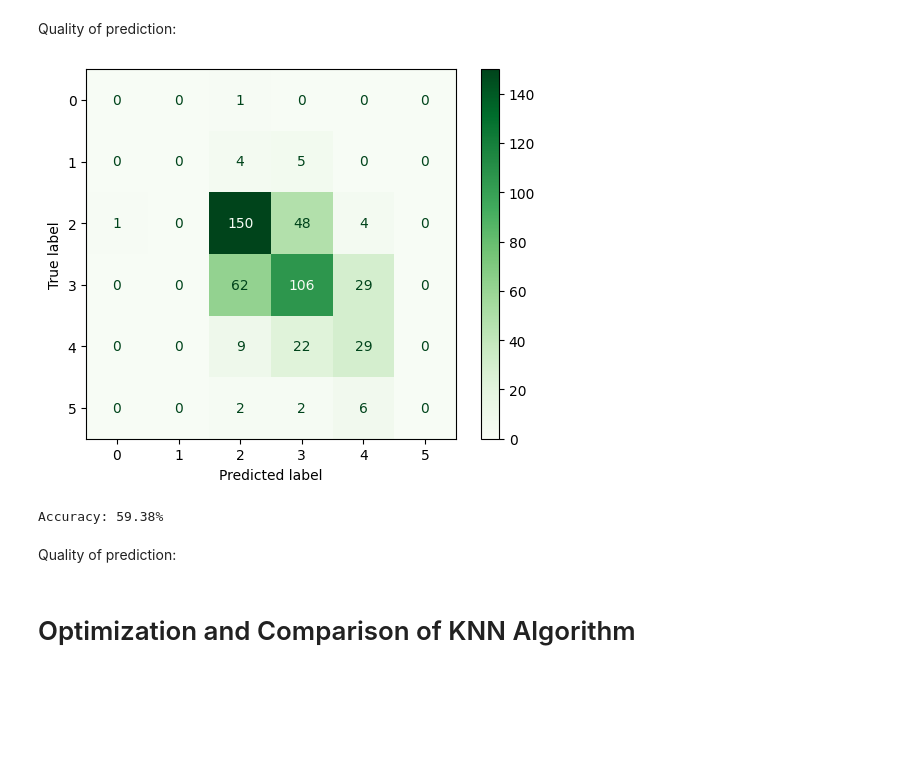
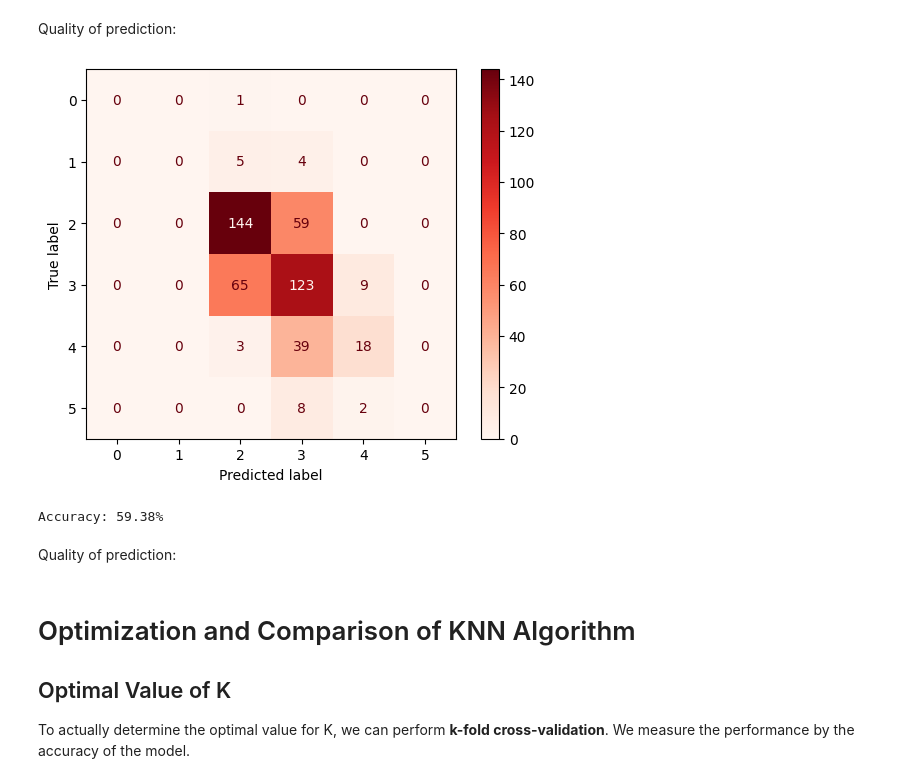
Before and after one commit to moOritzl/bachelorpraktikum-applied-machine-learning, a Jupyter notebook: Week_07/K-Nearest_Neighbor.ipynb, the cells around one changed output. Cells and saved outputs as stored; diff of their text form; code cells hidden in the pictures; blank space fills up the shorter version.

```diff
--- a/Week_07/K-Nearest_Neighbor.ipynb
+++ b/Week_07/K-Nearest_Neighbor.ipynb
@@ -44,9 +43,6 @@ D2_X_train, D2_X_test, D2_y_train, D2_y_test = train_test_split(D2_X, D2_y, test
 # %%
 class KNNClassifier:
     def __init__(self, k):
-        if k % 2 == 0:
-            print(f'WARNING: {k} is even, ties in majority voting may occur.')
-
         self.k = k
         self.X_train = None
         self.y_train = None
@@ -124,5 +125,6 @@ class KNNClassifier:
 # %%
-def predict_measure(X_train, X_test, y_train, y_test, k=3):
+def predict_measure(X_train, X_test, y_train, y_test, color=plt.cm.Greens):
+    k = int(np.sqrt(len(X_train)))
     KNN = KNNClassifier(k=k)
     KNN.fit(X_train, y_train)
 
@@ -132,7 +134,7 @@ def predict_measure(X_train, X_test, y_train, y_test, k=3):
     cm = confusion_matrix(y_test, y_pred)
 
     disp = ConfusionMatrixDisplay(confusion_matrix=cm)
-    disp.plot(cmap=plt.cm.Greens)
+    disp.plot(cmap=color)
     plt.show()
 
     print(f'Accuracy: {accuracy_score(y_test, y_pred):.2%}')
@@ -144,11 +146,15 @@ Accuracy: 95.56%
 # %% [markdown]
 Quality of prediction:
 # %%
-predict_measure(D2_X_train, D2_X_test, D2_y_train, D2_y_test, k=5)
+predict_measure(D2_X_train, D2_X_test, D2_y_train, D2_y_test, color=plt.cm.Reds)
 # %% [output]
-[figure, old version]
+[figure, new version]
 Accuracy: 59.38%
 # %% [markdown]
 Quality of prediction:
 # %% [markdown]
 # Optimization and Comparison of KNN Algorithm
+
+## Optimal Value of K
+
+To actually determine the optimal value for K, we can perform **k-fold cross-validation**. We measure the performance by the accuracy of the model.
```
Also changed, not shown: parts of 15 cells of this notebook.
